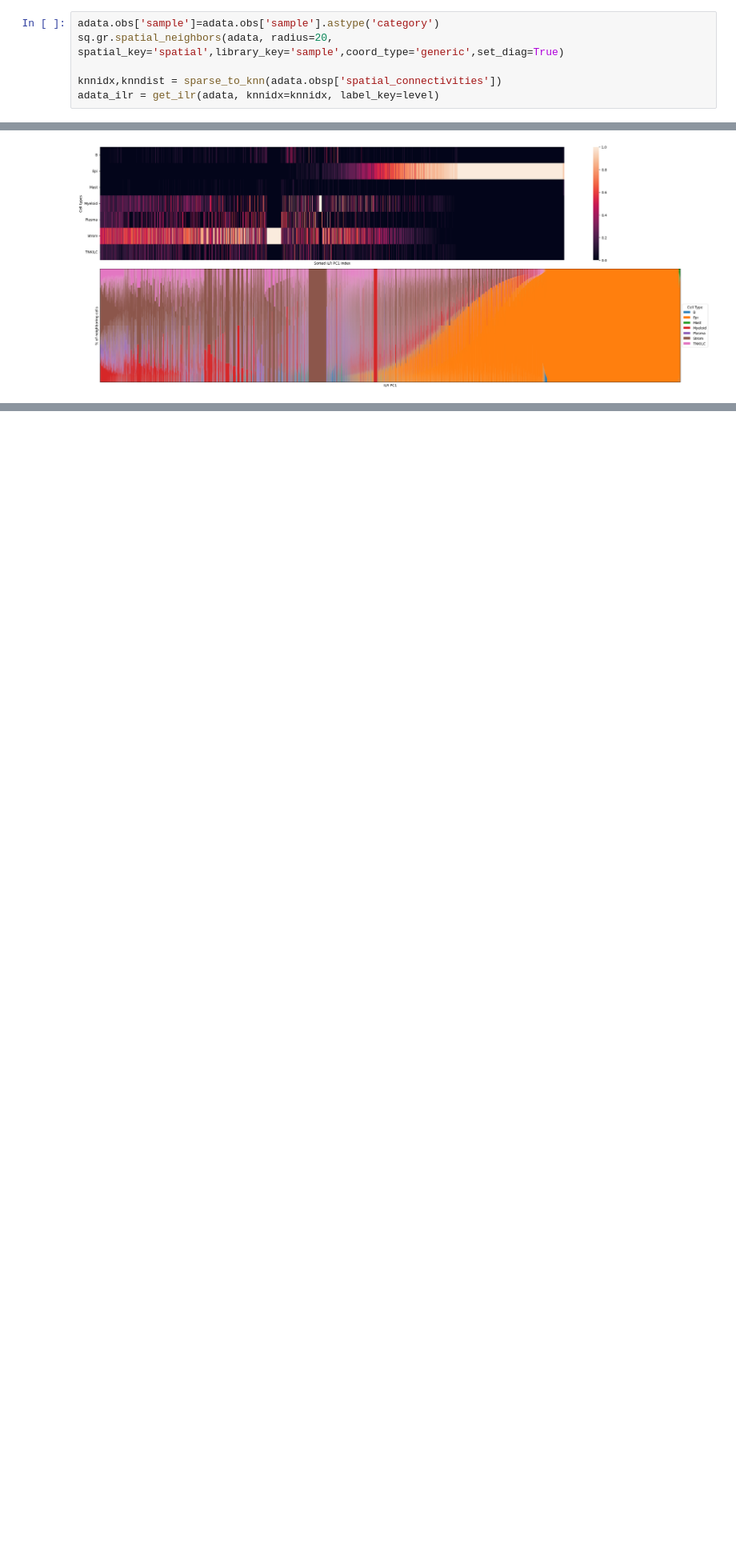
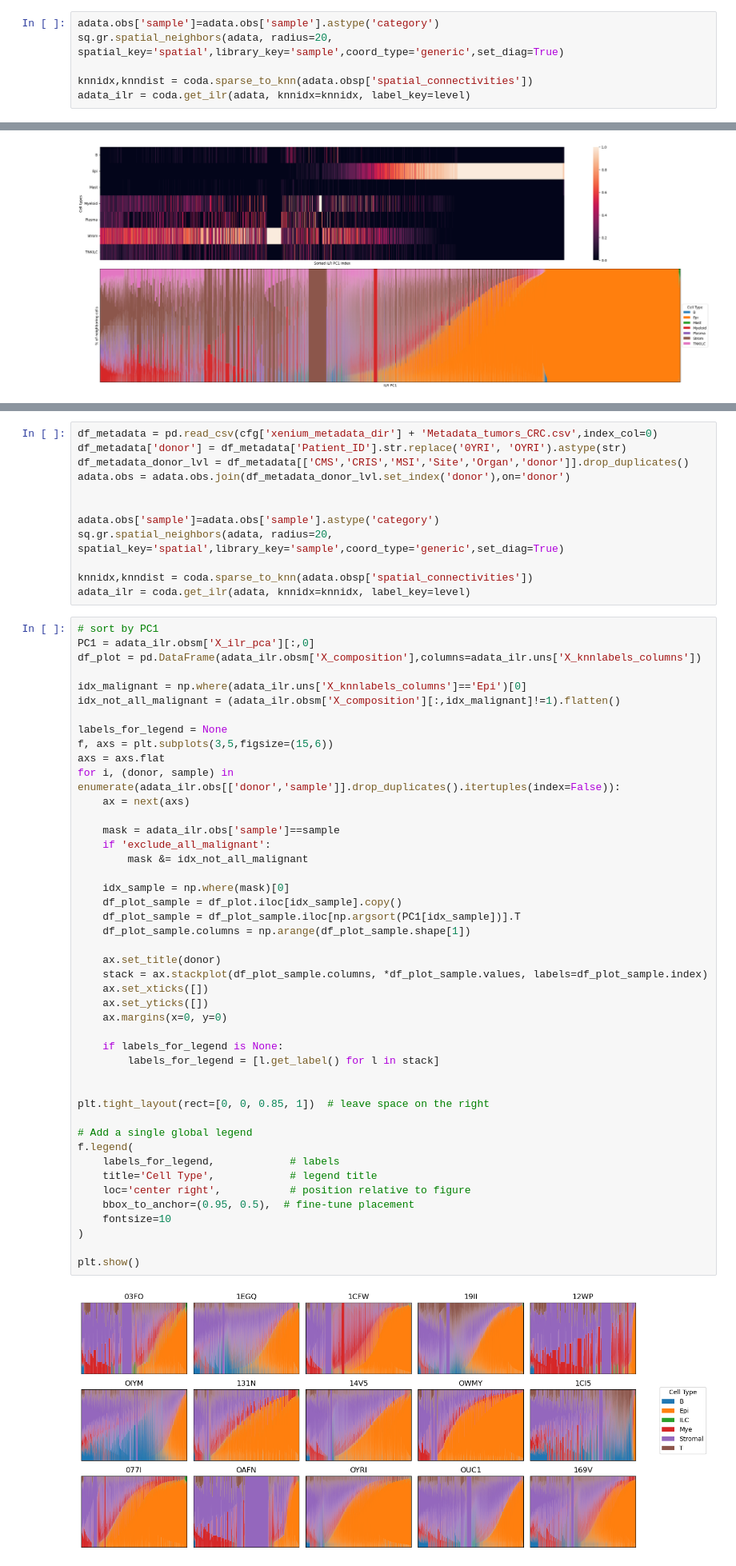
Before and after one commit to bdsc-tds/Norkin2026, a Jupyter notebook: workflow/analysis/xenium/0-coda.ipynb, the cells around one changed output, grey strips where cells are left out. Shown at 80% size. Cells and saved outputs as stored; diff of their text form; blank space fills up the shorter version.

Commit message:
update coda

```diff
--- a/workflow/analysis/xenium/0-coda.ipynb
+++ b/workflow/analysis/xenium/0-coda.ipynb
@@ -311,5 +165,5 @@ df_props.to_csv(f'../../scratch/celltype_composition_{segmentation}_{reference}_
 adata.obs['sample']=adata.obs['sample'].astype('category')
 sq.gr.spatial_neighbors(adata, radius=20, spatial_key='spatial',library_key='sample',coord_type='generic',set_diag=True)
 
-knnidx,knndist = sparse_to_knn(adata.obsp['spatial_connectivities'])
-adata_ilr = get_ilr(adata, knnidx=knnidx, label_key=level)
+knnidx,knndist = coda.sparse_to_knn(adata.obsp['spatial_connectivities'])
+adata_ilr = coda.get_ilr(adata, knnidx=knnidx, label_key=level)
@@ -402,0 +233,59 @@ sq.pl.interaction_matrix(adata_ilr, cluster_key=level, method="average", figsize
+# %%
+df_metadata = pd.read_csv(cfg['xenium_metadata_dir'] + 'Metadata_tumors_CRC.csv',index_col=0)
+df_metadata['donor'] = df_metadata['Patient_ID'].str.replace('0YRI', 'OYRI').astype(str)
+df_metadata_donor_lvl = df_metadata[['CMS','CRIS','MSI','Site','Organ','donor']].drop_duplicates()
+adata.obs = adata.obs.join(df_metadata_donor_lvl.set_index('donor'),on='donor')
+
+
+adata.obs['sample']=adata.obs['sample'].astype('category')
+sq.gr.spatial_neighbors(adata, radius=20, spatial_key='spatial',library_key='sample',coord_type='generic',set_diag=True)
+
+knnidx,knndist = coda.sparse_to_knn(adata.obsp['spatial_connectivities'])
+adata_ilr = coda.get_ilr(adata, knnidx=knnidx, label_key=level)
+# %%
+# sort by PC1
+PC1 = adata_ilr.obsm['X_ilr_pca'][:,0]
+df_plot = pd.DataFrame(adata_ilr.obsm['X_composition'],columns=adata_ilr.uns['X_knnlabels_columns'])
+
+idx_malignant = np.where(adata_ilr.uns['X_knnlabels_columns']=='Epi')[0]
+idx_not_all_malignant = (adata_ilr.obsm['X_composition'][:,idx_malignant]!=1).flatten()
+
+labels_for_legend = None
+f, axs = plt.subplots(3,5,figsize=(15,6))
+axs = axs.flat
+for i, (donor, sample) in enumerate(adata_ilr.obs[['donor','sample']].drop_duplicates().itertuples(index=False)):
+    ax = next(axs)
+
+    mask = adata_ilr.obs['sample']==sample
+    if 'exclude_all_malignant':
+        mask &= idx_not_all_malignant
+
+    idx_sample = np.where(mask)[0]
+    df_plot_sample = df_plot.iloc[idx_sample].copy()
+    df_plot_sample = df_plot_sample.iloc[np.argsort(PC1[idx_sample])].T
+    df_plot_sample.columns = np.arange(df_plot_sample.shape[1])
+
+    ax.set_title(donor)
+    stack = ax.stackplot(df_plot_sample.columns, *df_plot_sample.values, labels=df_plot_sample.index)
+    ax.set_xticks([])
+    ax.set_yticks([])
+    ax.margins(x=0, y=0)
+
+    if labels_for_legend is None:
+        labels_for_legend = [l.get_label() for l in stack]
+
+
+plt.tight_layout(rect=[0, 0, 0.85, 1])  # leave space on the right
+
+# Add a single global legend
+f.legend(
+    labels_for_legend,            # labels
+    title='Cell Type',            # legend title
+    loc='center right',           # position relative to figure
+    bbox_to_anchor=(0.95, 0.5),  # fine-tune placement
+    fontsize=10
+)
+
+plt.show()
+# %% [output]
+[figure, added]
```
Also changed, not shown: parts of 8 cells of this notebook, 3 other files.
